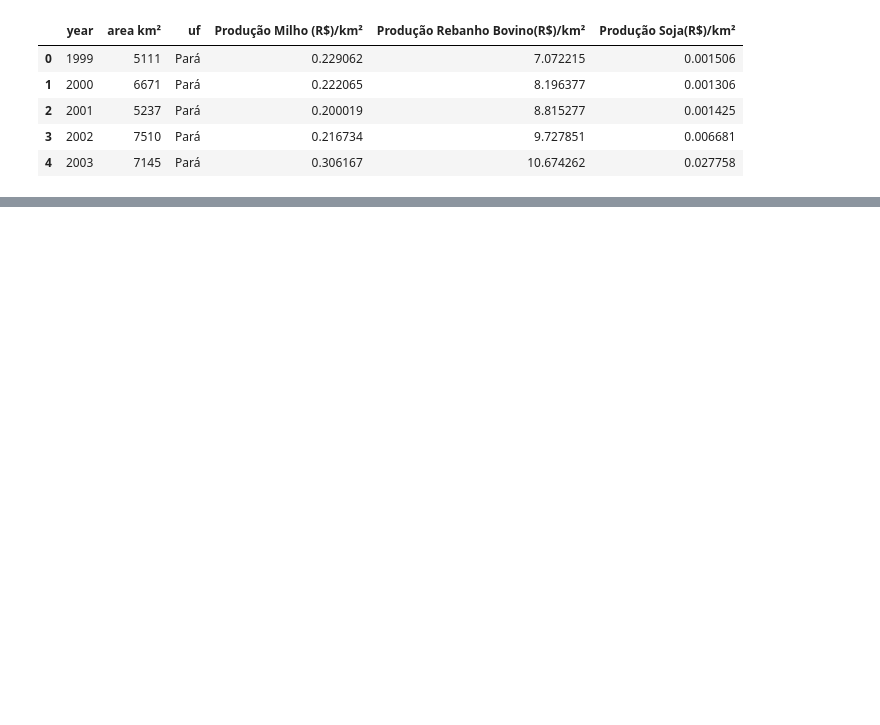
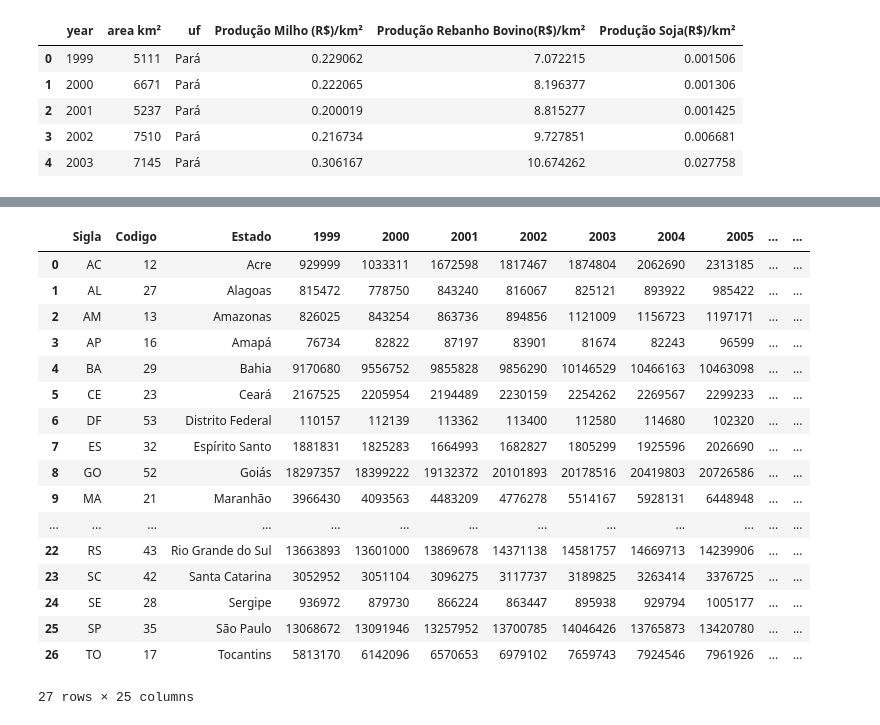
Before and after one commit to LABSensing/LabSesing-case-study, a Jupyter notebook: Impacto Econômico do Milho, Soja e Pecuária no Desmatamento no Pará/index.ipynb, the cells around one changed output, grey strips where cells are left out. Drawn from its saved outputs; the diff is of its cells as text; code cells hidden in the pictures; blank space fills up the shorter version.

```diff
--- a/Impacto Econômico do Milho, Soja e Pecuária no Desmatamento no Pará/index.ipynb
+++ b/Impacto Econômico do Milho, Soja e Pecuária no Desmatamento no Pará/index.ipynb
@@ -690,0 +824,22 @@ df_producao_gado_milho_soja_rs_para_km.head()
+# %%
+df_gado_2 = pd.read_excel("Rebanho-bovino/Efetivo - bovinos - quantidade.xls")
+df_gado_2
+# %% [output]
+|  | Sigla | Codigo | Estado | 1999 | 2000 | 2001 | 2002 | 2003 | 2004 | 2005 | ... | ... |
+| 0 | AC | 12 | Acre | 929999 | 1033311 | 1672598 | 1817467 | 1874804 | 2062690 | 2313185 | ... | ... |
+| 1 | AL | 27 | Alagoas | 815472 | 778750 | 843240 | 816067 | 825121 | 893922 | 985422 | ... | ... |
+| 2 | AM | 13 | Amazonas | 826025 | 843254 | 863736 | 894856 | 1121009 | 1156723 | 1197171 | ... | ... |
+| 3 | AP | 16 | Amapá | 76734 | 82822 | 87197 | 83901 | 81674 | 82243 | 96599 | ... | ... |
+| 4 | BA | 29 | Bahia | 9170680 | 9556752 | 9855828 | 9856290 | 10146529 | 10466163 | 10463098 | ... | ... |
+| 5 | CE | 23 | Ceará | 2167525 | 2205954 | 2194489 | 2230159 | 2254262 | 2269567 | 2299233 | ... | ... |
+| 6 | DF | 53 | Distrito Federal | 110157 | 112139 | 113362 | 113400 | 112580 | 114680 | 102320 | ... | ... |
+| 7 | ES | 32 | Espírito Santo | 1881831 | 1825283 | 1664993 | 1682827 | 1805299 | 1925596 | 2026690 | ... | ... |
+| 8 | GO | 52 | Goiás | 18297357 | 18399222 | 19132372 | 20101893 | 20178516 | 20419803 | 20726586 | ... | ... |
+| 9 | MA | 21 | Maranhão | 3966430 | 4093563 | 4483209 | 4776278 | 5514167 | 5928131 | 6448948 | ... | ... |
+| ... | ... | ... | ... | ... | ... | ... | ... | ... | ... | ... | ... | ... |
+| 22 | RS | 43 | Rio Grande do Sul | 13663893 | 13601000 | 13869678 | 14371138 | 14581757 | 14669713 | 14239906 | ... | ... |
+| 23 | SC | 42 | Santa Catarina | 3052952 | 3051104 | 3096275 | 3117737 | 3189825 | 3263414 | 3376725 | ... | ... |
+| 24 | SE | 28 | Sergipe | 936972 | 879730 | 866224 | 863447 | 895938 | 929794 | 1005177 | ... | ... |
+| 25 | SP | 35 | São Paulo | 13068672 | 13091946 | 13257952 | 13700785 | 14046426 | 13765873 | 13420780 | ... | ... |
+| 26 | TO | 17 | Tocantins | 5813170 | 6142096 | 6570653 | 6979102 | 7659743 | 7924546 | 7961926 | ... | ... |
+27 rows × 25 columns
```
Also changed, not shown: parts of 35 cells of this notebook, 5 other files.
